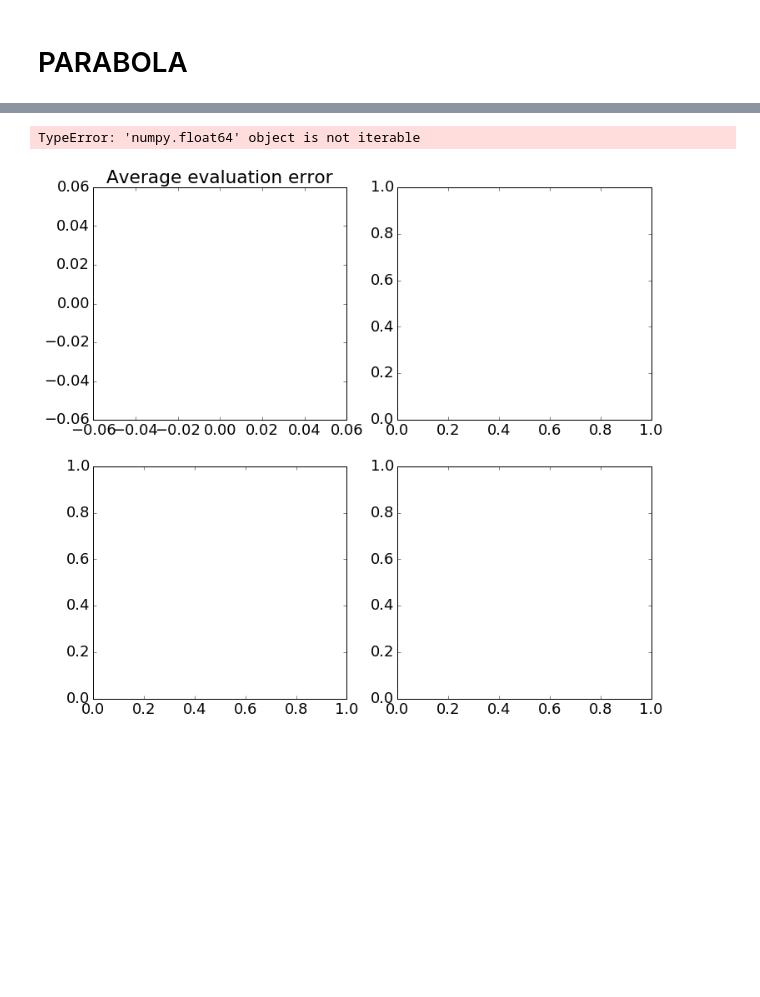
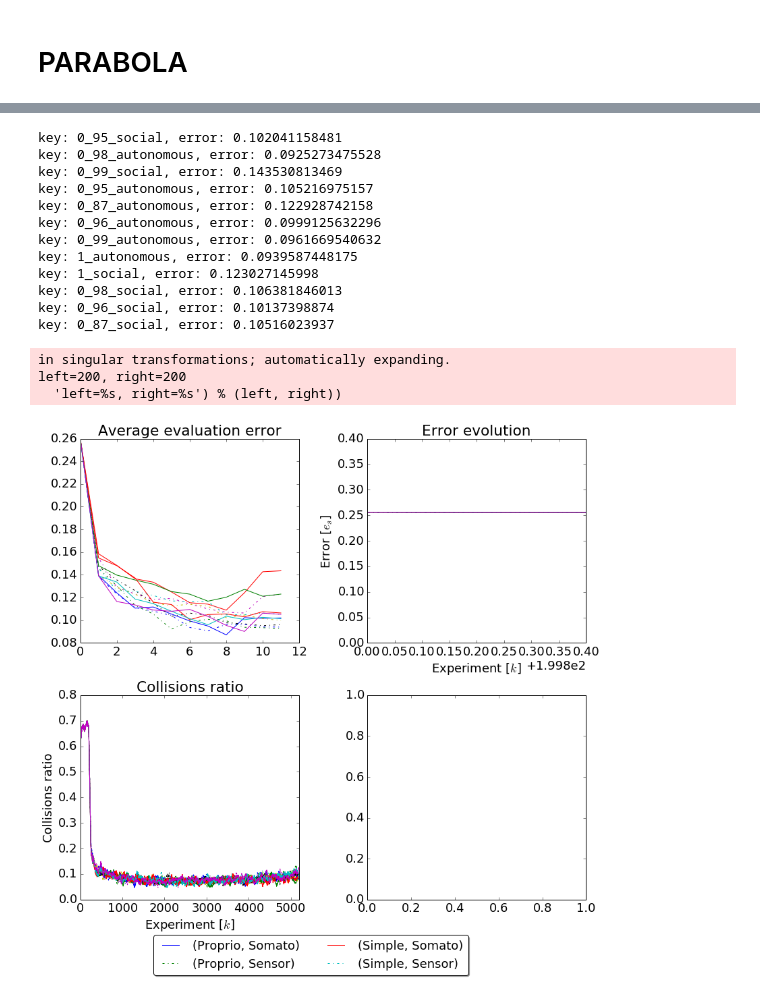
Before and after one commit to yumilceh/artificialbabbling, a Jupyter notebook: SensorimotorExploration/Executables/September17/parabola_pool_social_thresh.ipynb, the cells around one changed output, grey strips where cells are left out. Cells and saved outputs as stored; diff of their text form; code cells hidden in the pictures; blank space fills up the shorter version.

```diff
--- a/SensorimotorExploration/Executables/September17/parabola_pool_social_thresh.ipynb
+++ b/SensorimotorExploration/Executables/September17/parabola_pool_social_thresh.ipynb
@@ -214,9 +215,16 @@ fig1, ax1 = plt.subplots(2,2)
 plt.sca(ax1[0,0])
 ax1[0,0].set_title('Average evaluation error')
 plt.hold(True)
-#plt.plot(error_ev_av['proprio_autonomous_somato '], linestyle='-', marker='', color='b')
-#ms1 = [(x/max_std)*13 + 1 for x in std_ev['proprio_autonomous_somato ']]
+for key in error_ev_av.keys():
+    if 'autonomous' in key:
+        plt.plot(error_ev_av[key], linestyle='-.', marker='')#, color='b')
+    else:
+        plt.plot(error_ev_av[key], linestyle='-', marker='')#, color='b')
+    print("key: {}, error: {}".format(key, error_ev_av[key][-1]))
+ms1 = [(x/max_std)*13 + 1 for x in std_ev[key]]
+    #plt.legend(error_ev_av.keys())
 
+"""
 plt.plot(error_ev_av['proprio_autonomous_sensor'], linestyle='-', marker='', color='r')
 ms2 = [(x/max_std)*13 + 1 for x in std_ev['proprio_autonomous_sensor']]
 
@@ -226,7 +234,7 @@ ms2 = [(x/max_std)*13 + 1 for x in std_ev['proprio_autonomous_sensor']]
 plt.plot(error_ev_av['simple_autonomous_sensor'], linestyle='-', marker='', color='k')
 ms4 = [(x/max_std)*13 + 1 for x in std_ev['simple_autonomous_sensor']]
 
-#std_markers(ax1[0,0],error_ev_av['proprio_autonomous_somato '],'o','b',ms1)
+std_markers(ax1[0,0],error_ev_av['proprio_autonomous_somato '],'o','b',ms1)
 std_markers(ax1[0,0],error_ev_av['proprio_autonomous_sensor'],'o','r',ms2)
 #std_markers(ax1[0,0],error_ev_av['simple_autonomous_somato '],'o','g',ms3)
 std_markers(ax1[0,0],error_ev_av['simple_autonomous_sensor'],'o','k',ms4)
@@ -237,67 +245,86 @@ plt.ylabel('Mean evaluation error')
 #            ncol=2,loc='lower right', fontsize=13)
 ax1[0,0].set_xlim([0,10])
 ax1[0,0].set_ylim([0,0.25])
+"""
 
 plt.sca(ax1[0,1])
-ax1[0,1].set_title('Sensor Error evolution')
+ax1[0,1].set_title('Error evolution')
 win_sz=50
-# plt.plot(moving_av(comp_av_w['proprio_autonomous_somato '],win_sz), linestyle='-', marker='', color='b')
-plt.plot(moving_av(comp_av_w['proprio_autonomous_sensor'],win_sz), linestyle='-', marker='', color='r')
 plt.hold(True)
-# plt.plot(moving_av(comp_av_w['simple_autonomous_somato '],win_sz), linestyle='-', marker='', color='g')
-plt.plot(moving_av(comp_av_w['simple_autonomous_sensor'],win_sz), linestyle='-', marker='', color='k')
+for key in error_ev_av.keys():
+    if 'autonomous' in key:
+        plt.plot(moving_av(comp_av_w[key],win_sz), linestyle='-.', marker='')
+    else:
+        plt.plot(moving_av(comp_av_w[key],win_sz), linestyle='-', marker='')
 plt.xlabel('Experiment [$k$]')
 plt.ylabel('Error [$e_s$]')
 # plt.legend(['(Proprio, Social)', '(Proprio, Auto)', '(Simple, Social)', '(Simple, Auto)'],\
 #            ncol=2,loc='lower right', fontsize=13)
-ax1[0,1].set_xlim([200,2200])
+ax1[0,1].set_xlim([200,200])
 ax1[0,1].set_ylim([0,0.4])
 
 
 plt.sca(ax1[1,0])
 ax1[1,0].set_title('Collisions ratio')
-#plt.plot(incremental_mean(coll_av_w['proprio_autonomous_somato ']), linestyle='-', marker='', color='b')
 plt.hold(True)
-plt.plot(incremental_mean(coll_av_w['proprio_autonomous_sensor']), linestyle='-', marker='', color='r')
-#plt.plot(incremental_mean(coll_av_w['simple_autonomous_somato ']), linestyle='-', marker='', color='g')
-plt.plot(incremental_mean(coll_av_w['simple_autonomous_sensor']), linestyle='-', marker='', color='k')
+for key in error_ev_av.keys():
+    if 'autonomous' in key:
+        plt.plot(moving_av(coll_av_w[key],win_sz), linestyle='-.', marker='')
+    else:
+        plt.plot(moving_av(coll_av_w[key],win_sz), linestyle='-', marker='')
+
 plt.xlabel('Experiment [$k$]')
 plt.ylabel('Collisions ratio')
 lgd = plt.legend(['(Proprio, Somato)', '(Proprio, Sensor)', '(Simple, Somato)', '(Simple, Sensor)'],\
            ncol=2,loc='lower right', fontsize=18, bbox_to_anchor=(1.8, -0.4),
           fancybox=True, shadow=True)
-ax1[1,0].set_xlim([0,2200])
+ax1[1,0].set_xlim([0,n_samples])
 ax1[1,0].set_ylim([0,0.8])
-
+"""
 plt.sca(ax1[1,1])
 ax1[1,1].set_title('Somato Error evolution')
 win_sz=50
 #plt.plot(moving_av(ss_comp_av_w['proprio_autonomous_somato '],win_sz), linestyle='-', marker='', color='b')
 # plt.plot(moving_av(comp_av_w['proprio_autonomous_sensor '],win_sz), linestyle='-', marker='', color='r')
 plt.hold(True)
 #plt.plot(moving_av(ss_comp_av_w['simple_autonomous_somato '],win_sz), linestyle='-', marker='', color='g')
 # plt.plot(moving_av(comp_av_w['simple_autonomous_sensor '],win_sz), linestyle='-', marker='', color='k')
 plt.xlabel('Experiment [$k$]')
 plt.ylabel('Error [$e_s$]')
 # plt.legend(['(Proprio, Social)', '(Proprio, Auto)', '(Simple, Social)', '(Simple, Auto)'],\
 #            ncol=2,loc='lower right', fontsize=13)
 ax1[1,1].set_xlim([200,2200])
 ax1[1,1].set_ylim([0,1])
 
 # plt.sca(ax1[1,1])
 # ax1[1,1].set_title('Interactions ratio')
 # plt.plot(incremental_mean(inter_av['proprio_autonomous_somato']), linestyle='-', marker='', color='b')
 # plt.hold(True)
 # plt.plot(incremental_mean(inter_av['simple_autonomous_somato']), linestyle='-', marker='', color='g')
 # plt.xlabel('Experiment [$k$]')
 # plt.ylabel('Interactions ratio')
 # plt.legend(['(Proprio, Social)', '(Simple, Social)'],\
 #            ncol=1,loc='lower right', fontsize=13.)
 # ax1[1,1].set_xlim([0,2200])
 # ax1[1,1].set_ylim([0,0.08])
+"""
 
 plt.tight_layout()
 # %% [output]
-TypeError: 'numpy.float64' object is not iterable
+key: 0_95_social, error: 0.102041158481
+key: 0_98_autonomous, error: 0.0925273475528
+key: 0_99_social, error: 0.143530813469
+key: 0_95_autonomous, error: 0.105216975157
+key: 0_87_autonomous, error: 0.122928742158
+key: 0_96_autonomous, error: 0.0999125632296
+key: 0_99_autonomous, error: 0.0961669540632
+key: 1_autonomous, error: 0.0939587448175
+key: 1_social, error: 0.123027145998
+key: 0_98_social, error: 0.106381846013
+key: 0_96_social, error: 0.10137398874
+key: 0_87_social, error: 0.10516023937
+in singular transformations; automatically expanding.
+left=200, right=200
+  'left=%s, right=%s') % (left, right))
-[figure, old version]
+[figure, new version]
 # %%
```
Also changed, not shown: parts of 6 cells of this notebook, 4 other files.
